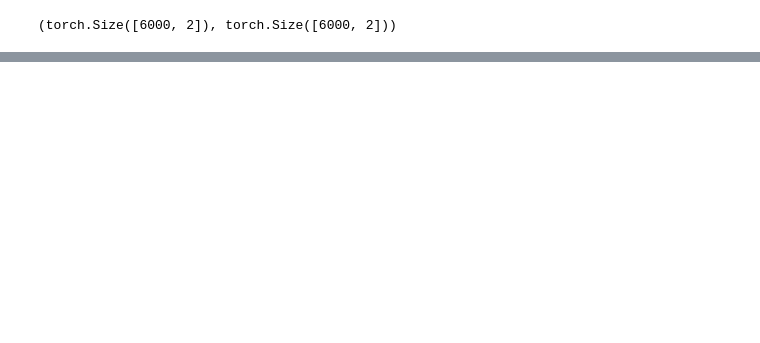
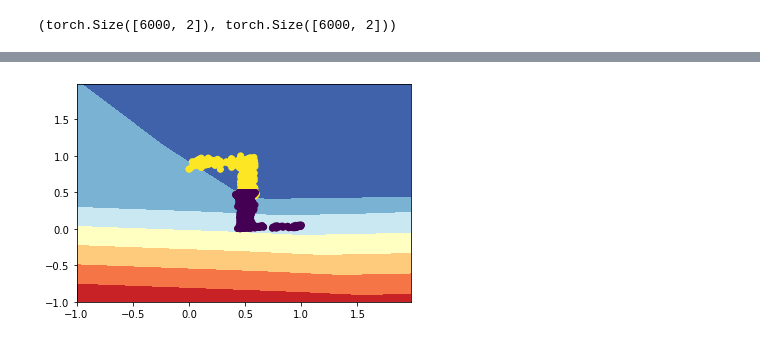
Before and after one commit to masoudhashemi/SensR, a Jupyter notebook: projection.ipynb, the cells around one changed output, grey strips where cells are left out. Drawn from its saved outputs; the diff is of its cells as text; code cells hidden in the pictures; blank space fills up the shorter version.

Commit message:
use sgd optim in perturbation

```diff
--- a/projection.ipynb
+++ b/projection.ipynb
@@ -139,5 +145,6 @@ np.mean(yh.detach().numpy().argmax(-1) == y.numpy())
 # %%
-xp = sample_perturbation(model, x, y.long(), sensitive_directions, learning_rate=0.1, num_steps=1000, regularizer=100)
+xp = sample_perturbation(model, x, y.long(), sensitive_directions, learning_rate=.001, num_steps=10, regularizer=100)
+xp_ = (xp - xp.min(0, keepdim=True)[0])/(xp.max(0, keepdim=True)[0]-xp.min(0, keepdim=True)[0])
 # %%
 plt.scatter(x[:,0].detach().numpy(), x[:,1].detach().numpy(), c=y)
 plt.figure()
@@ -149,7 +164,7 @@ plt.scatter(xp[:,0].detach().numpy(), xp[:,1].detach().numpy(), c=s)
 # %%
 batch_size = 128
 
-dataset = TensorDataset(xp.float(), y.long(), s.long())
+dataset = TensorDataset(xp_.float(), y.long(), s.long())
 loader = DataLoader(dataset, batch_size=batch_size, shuffle=True)
 # %%
 modelp = MLP(2, [10, 10], 2)
@@ -158,5 +175,7 @@ modelp = train_classifier(modelp, optimizer_clf, loader, loss_criterion, 100, "c
 # %%
-plot_decision(modelp, xp, y)
+plot_decision(modelp, xp_, y)
+# %% [output]
+[figure, added]
 # %%
 yh = modelp(x)
 np.mean(yh.detach().numpy().argmax(-1) == y.numpy())
```
Also changed, not shown: parts of 20 cells of this notebook, 1 other file.
